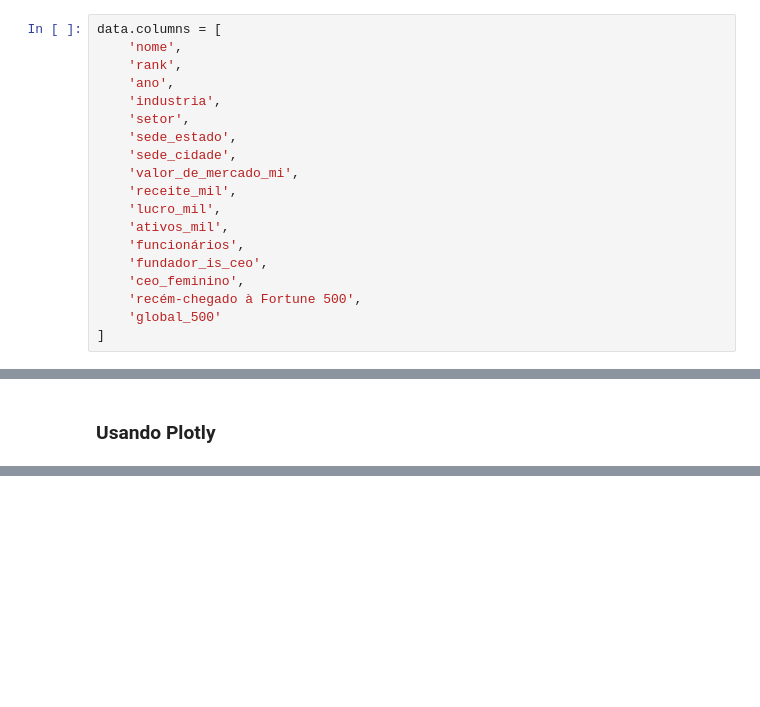
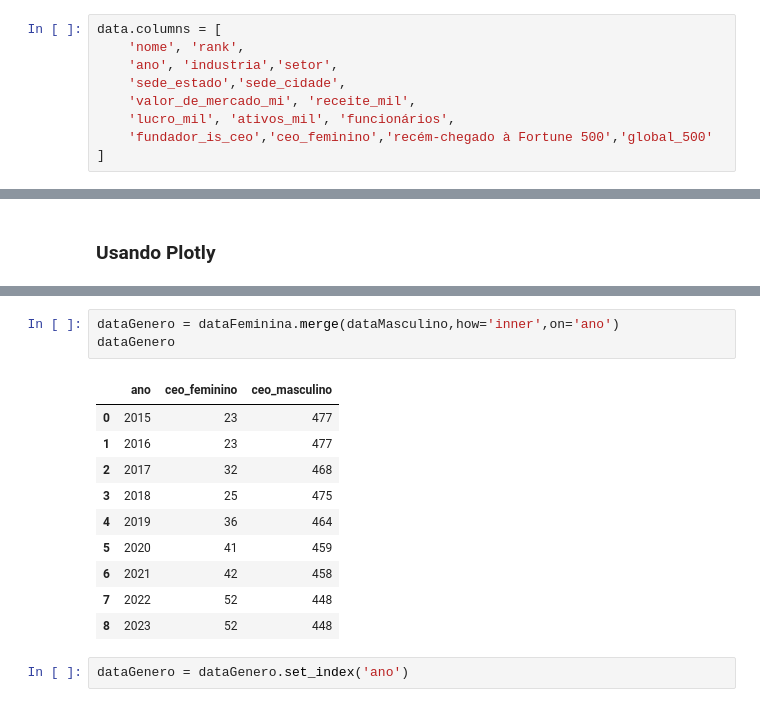
Before and after one commit to kaladabrio2020/AnalisandoFortunas, a Jupyter notebook: Analise.ipynb, the cells around one changed output, grey strips where cells are left out. Cells and saved outputs as stored; diff of their text form; blank space fills up the shorter version.

```diff
--- a/Analise.ipynb
+++ b/Analise.ipynb
@@ -70,22 +70,12 @@ mil de ativos
 funcionários
 # %%
 data.columns = [
-    'nome',
-    'rank',
-    'ano',
-    'industria',
-    'setor',
-    'sede_estado',
-    'sede_cidade',
-    'valor_de_mercado_mi',
-    'receite_mil',
-    'lucro_mil',
-    'ativos_mil',
-    'funcionários',
-    'fundador_is_ceo',
-    'ceo_feminino',
-    'recém-chegado à Fortune 500',
-    'global_500'
+    'nome', 'rank',
+    'ano', 'industria','setor',
+    'sede_estado','sede_cidade',
+    'valor_de_mercado_mi', 'receite_mil',
+    'lucro_mil', 'ativos_mil', 'funcionários',
+    'fundador_is_ceo','ceo_feminino','recém-chegado à Fortune 500','global_500'
 ]
 # %%
 data.info()
@@ -288,0 +314,16 @@ fig.show()
+# %%
+dataGenero = dataFeminina.merge(dataMasculino,how='inner',on='ano')
+dataGenero
+# %% [output]
+|  | ano | ceo_feminino | ceo_masculino |
+| 0 | 2015 | 23 | 477 |
+| 1 | 2016 | 23 | 477 |
+| 2 | 2017 | 32 | 468 |
+| 3 | 2018 | 25 | 475 |
+| 4 | 2019 | 36 | 464 |
+| 5 | 2020 | 41 | 459 |
+| 6 | 2021 | 42 | 458 |
+| 7 | 2022 | 52 | 448 |
+| 8 | 2023 | 52 | 448 |
+# %%
+dataGenero = dataGenero.set_index('ano')
```
Also changed, not shown: parts of 12 cells of this notebook.
